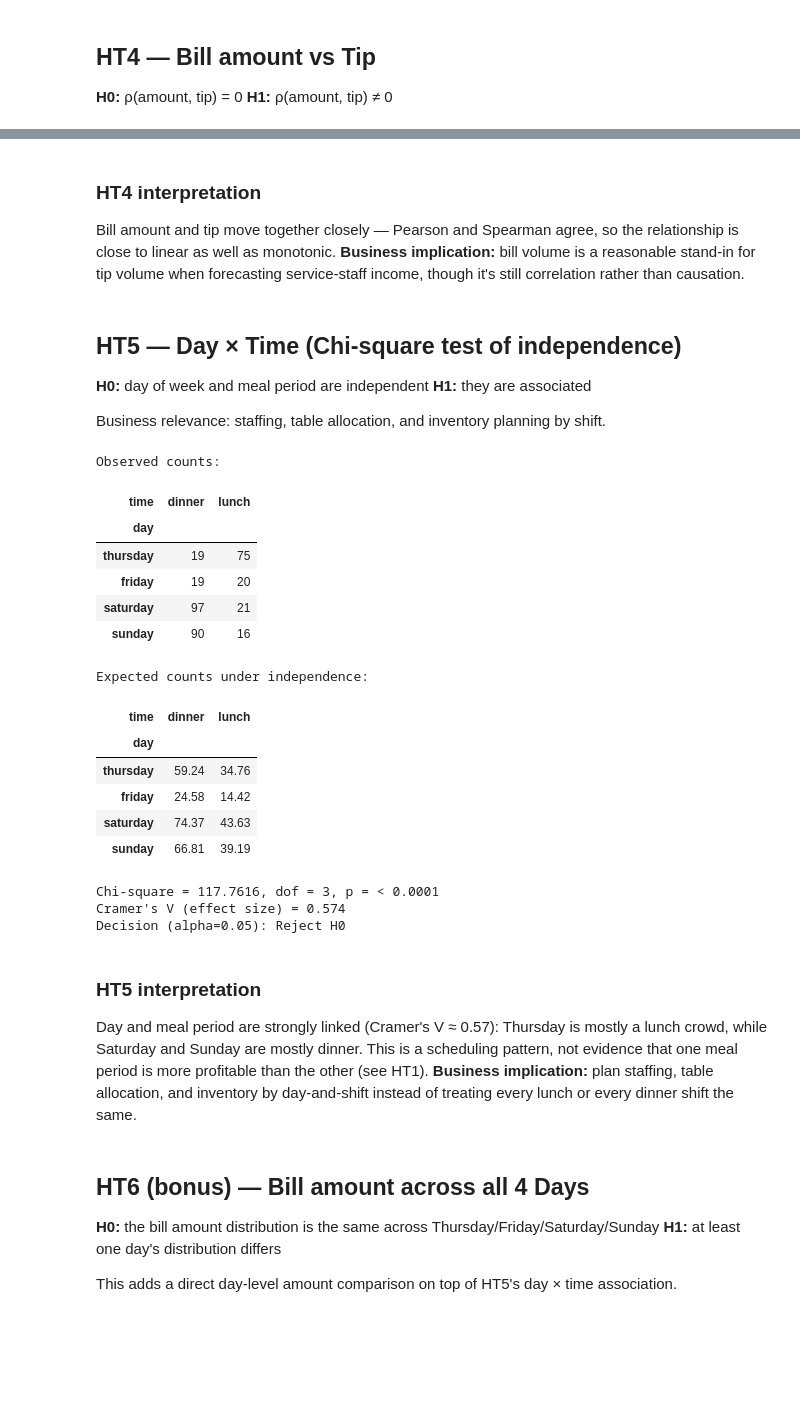
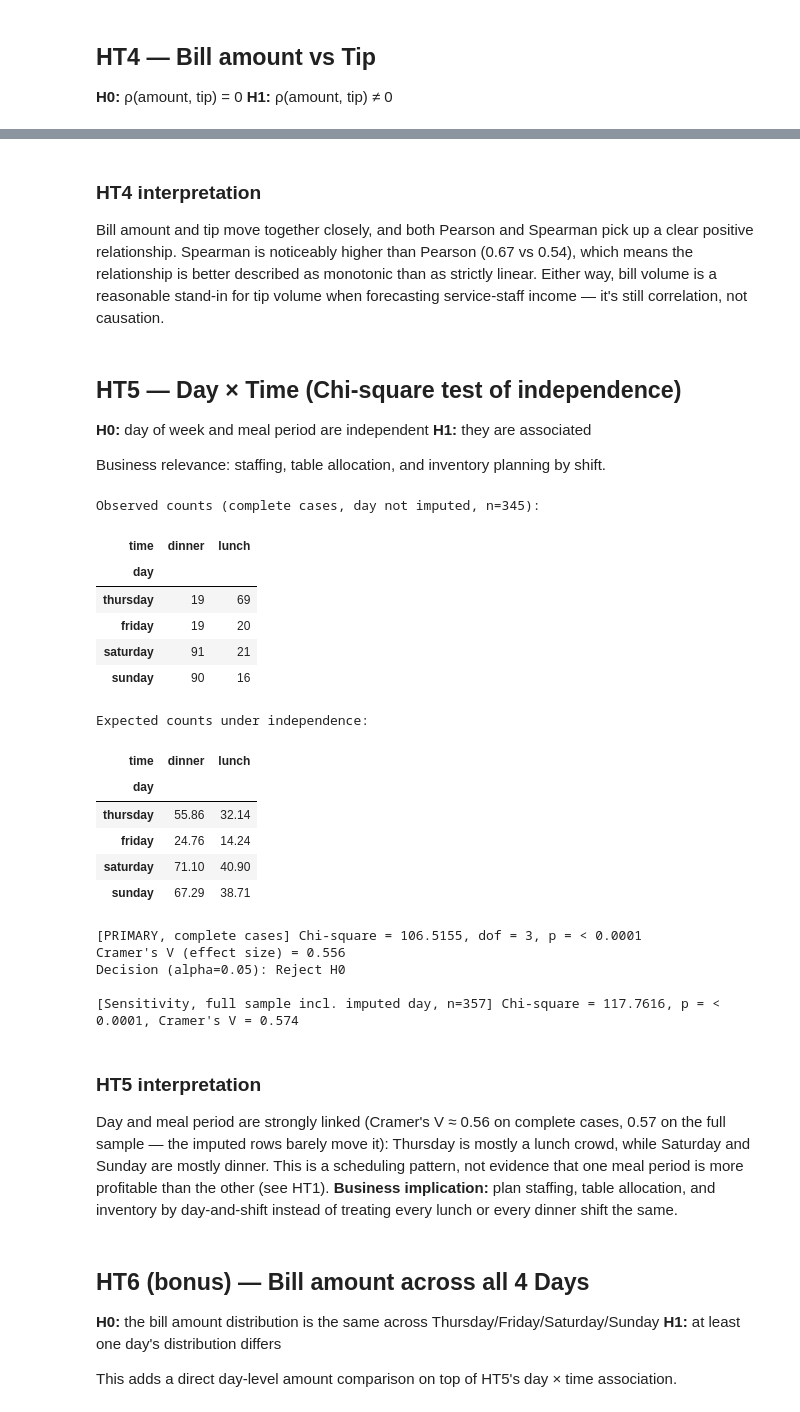
Before and after one commit to navya2006/dom207-miniproject, a Jupyter notebook: DOM207_MP1_hypothesis_testing_FINAL.ipynb, the cells around one changed output, grey strips where cells are left out. Drawn from its saved outputs; the diff is of its cells as text; code cells hidden in the pictures; blank space fills up the shorter version.

Commit message:
un-circled the circular HT5/HT6 test, renamed eta to its actual name epsilon

```diff
--- a/DOM207_MP1_hypothesis_testing_FINAL.ipynb
+++ b/DOM207_MP1_hypothesis_testing_FINAL.ipynb
@@ -269,7 +269,7 @@ results.append(dict(test="HT4: Amount vs Tip", method="Spearman (primary)", stat
 Decision (alpha=0.05, based on Spearman — amount is non-normal, see HT1/HT2 checks): Reject H0
 # %% [markdown]
 ### HT4 interpretation
-Bill amount and tip move together closely — Pearson and Spearman agree, so the relationship is close to linear as well as monotonic. **Business implication:** bill volume is a reasonable stand-in for tip volume when forecasting service-staff income, though it's still correlation rather than causation.
+Bill amount and tip move together closely, and both Pearson and Spearman pick up a clear positive relationship. Spearman is noticeably higher than Pearson (0.67 vs 0.54), which means the relationship is better described as monotonic than as strictly linear. Either way, bill volume is a reasonable stand-in for tip volume when forecasting service-staff income — it's still correlation, not causation.
 # %% [markdown]
 ## HT5 — Day × Time (Chi-square test of independence)
 
@@ -277,47 +277,62 @@ Bill amount and tip move together closely — Pearson and Spearman agree, so the
 
 Business relevance: staffing, table allocation, and inventory planning by shift.
 # %%
-contingency = pd.crosstab(df["day"], df["time"])
-print("Observed counts:")
+# 'day' was imputed from 'time' for 12 rows (groupby('time') mode fill), so
+# testing day against time on the full sample is partly circular. Run the
+# primary test on complete cases only, and keep the full sample as a
+# sensitivity check.
+complete = df.loc[~df["day_imputed"]]
+
+contingency = pd.crosstab(complete["day"], complete["time"])
+print(f"Observed counts (complete cases, day not imputed, n={len(complete)}):")
 display(contingency)
 
 chi2, chi_p, dof, expected = stats.chi2_contingency(contingency)
 expected_df = pd.DataFrame(expected, index=contingency.index, columns=contingency.columns)
 print("Expected counts under independence:")
 display(expected_df.round(2))
 
 n = contingency.sum().sum()
 min_dim = min(contingency.shape) - 1
 cramers_v = np.sqrt((chi2 / n) / min_dim)
 
 decision = "Reject H0" if chi_p < ALPHA else "Fail to reject H0"
-print(f"\nChi-square = {chi2:.4f}, dof = {dof}, p = {fmt_p(chi_p)}")
+print(f"\n[PRIMARY, complete cases] Chi-square = {chi2:.4f}, dof = {dof}, p = {fmt_p(chi_p)}")
 print(f"Cramer's V (effect size) = {cramers_v:.3f}")
 print(f"Decision (alpha={ALPHA}): {decision}")
 
-results.append(dict(test="HT5: Day vs Time", method="Chi-square", statistic=chi2, p_value=chi_p,
-                     effect_size=cramers_v, effect_label="Cramer's V", decision=decision, reference="-"))
+full_ct = pd.crosstab(df["day"], df["time"])
+chi2_full, chi_p_full, dof_full, _ = stats.chi2_contingency(full_ct)
+cramers_v_full = np.sqrt((chi2_full / len(df)) / min_dim)
+print(f"\n[Sensitivity, full sample incl. imputed day, n={len(df)}] "
+      f"Chi-square = {chi2_full:.4f}, p = {fmt_p(chi_p_full)}, Cramer's V = {cramers_v_full:.3f}")
+
+results.append(dict(test="HT5: Day vs Time", method="Chi-square (complete cases)", statistic=chi2, p_value=chi_p,
+                     effect_size=cramers_v, effect_label="Cramer's V", decision=decision,
+                     reference=f"full sample p={fmt_p(chi_p_full)}"))
 # %% [output]
-Observed counts:
+Observed counts (complete cases, day not imputed, n=345):
 | time | dinner | lunch |
 | day |  |  |
-| thursday | 19 | 75 |
+| thursday | 19 | 69 |
 | friday | 19 | 20 |
-| saturday | 97 | 21 |
+| saturday | 91 | 21 |
 | sunday | 90 | 16 |
 Expected counts under independence:
 | time | dinner | lunch |
 | day |  |  |
-| thursday | 59.24 | 34.76 |
-| friday | 24.58 | 14.42 |
-| saturday | 74.37 | 43.63 |
-| sunday | 66.81 | 39.19 |
+| thursday | 55.86 | 32.14 |
+| friday | 24.76 | 14.24 |
+| saturday | 71.10 | 40.90 |
+| sunday | 67.29 | 38.71 |
-Chi-square = 117.7616, dof = 3, p = < 0.0001
-Cramer's V (effect size) = 0.574
+[PRIMARY, complete cases] Chi-square = 106.5155, dof = 3, p = < 0.0001
+Cramer's V (effect size) = 0.556
 Decision (alpha=0.05): Reject H0
+
+[Sensitivity, full sample incl. imputed day, n=357] Chi-square = 117.7616, p = < 0.0001, Cramer's V = 0.574
 # %% [markdown]
 ### HT5 interpretation
-Day and meal period are strongly linked (Cramer's V ≈ 0.57): Thursday is mostly a lunch crowd, while Saturday and Sunday are mostly dinner. This is a scheduling pattern, not evidence that one meal period is more profitable than the other (see HT1). **Business implication:** plan staffing, table allocation, and inventory by day-and-shift instead of treating every lunch or every dinner shift the same.
+Day and meal period are strongly linked (Cramer's V ≈ 0.56 on complete cases, 0.57 on the full sample — the imputed rows barely move it): Thursday is mostly a lunch crowd, while Saturday and Sunday are mostly dinner. This is a scheduling pattern, not evidence that one meal period is more profitable than the other (see HT1). **Business implication:** plan staffing, table allocation, and inventory by day-and-shift instead of treating every lunch or every dinner shift the same.
 # %% [markdown]
 ## HT6 (bonus) — Bill amount across all 4 Days
 
```
Also changed, not shown: parts of 12 cells of this notebook.
